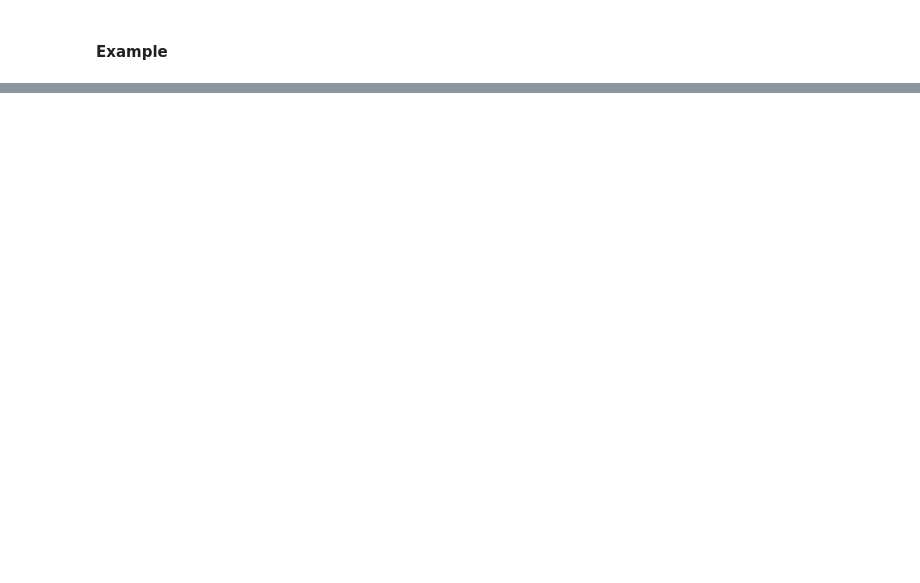
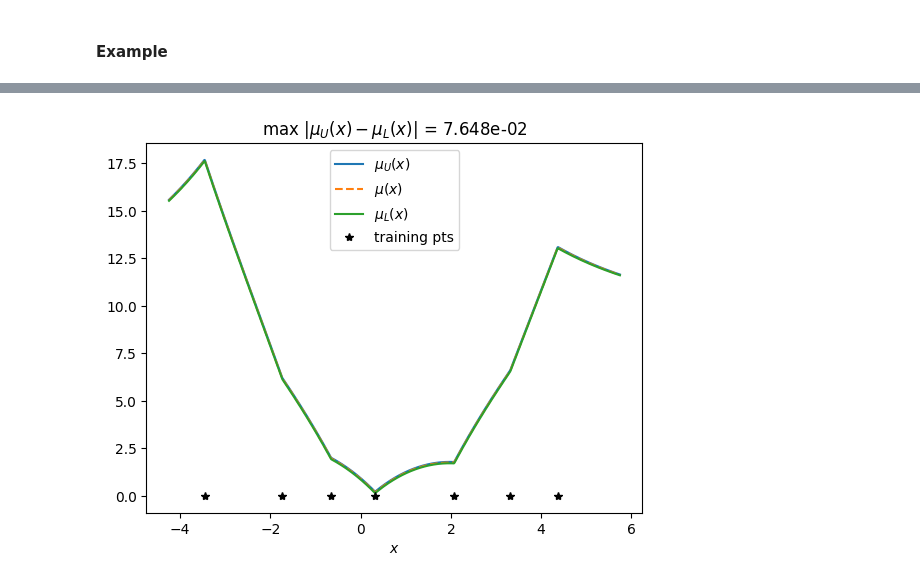
Before and after one commit to llnl/hiop, a Jupyter notebook: src/Drivers/hiopbbpy/BODemoNLP-Tucker.ipynb, the cells around one changed output, grey strips where cells are left out. Cells and saved outputs as stored; diff of their text form; code cells hidden in the pictures; blank space fills up the shorter version.

```diff
--- a/src/Drivers/hiopbbpy/BODemoNLP-Tucker.ipynb
+++ b/src/Drivers/hiopbbpy/BODemoNLP-Tucker.ipynb
@@ -247,0 +175,13 @@ if hasattr(bo, "best_x"):
+# %%
+mu_bandgap = np.linalg.norm(muUs - muLs, np.inf)
+
+plt.plot(midpoints, muUs, label=r'$\mu_U(x)$')
+plt.plot(midpoints, mu, "--", label=r'$\mu(x)$')
+plt.plot(midpoints, muLs, label=r'$\mu_L(x)$')
+plt.plot(x_train[:,0], np.zeros(n_samples), "k*", label=r'training pts')
+plt.xlabel(r"$x$")
+plt.legend()
+plt.title(r"max $|\mu_U(x) - \mu_L(x)|$ = {0:1.3e}".format(mu_bandgap))
+plt.show()
+# %% [output]
+[figure, added]
```
Also changed, not shown: parts of 11 cells of this notebook, 2 other files.
